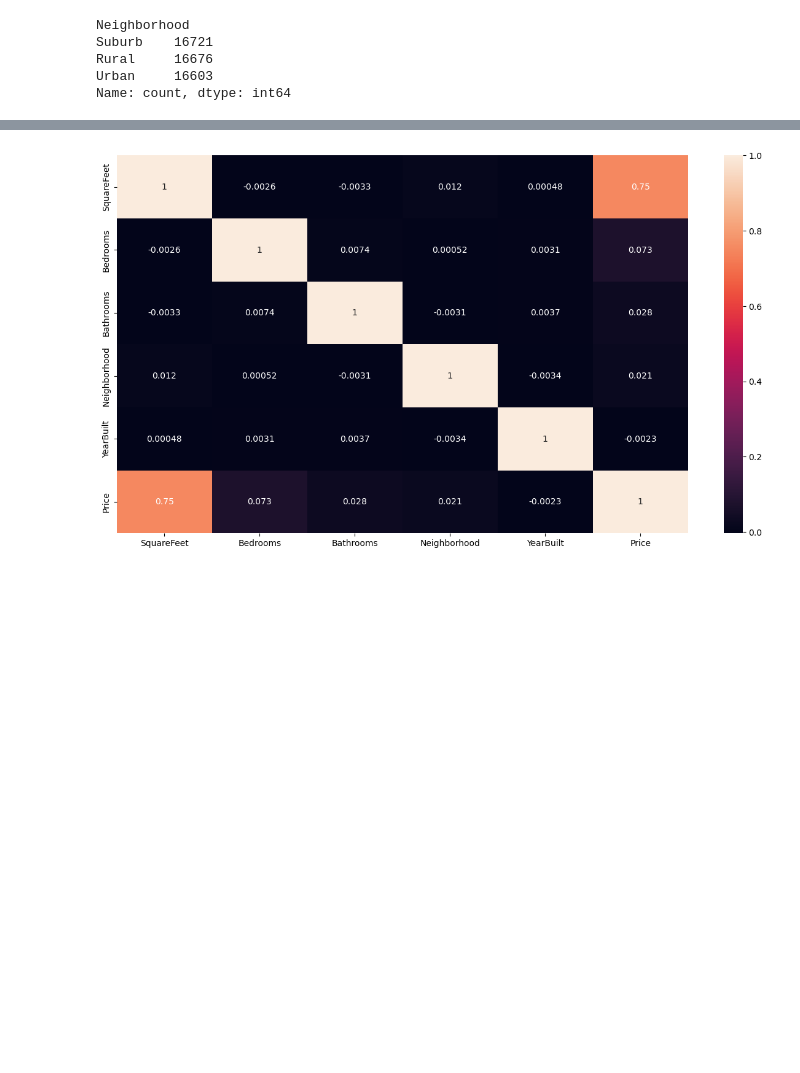
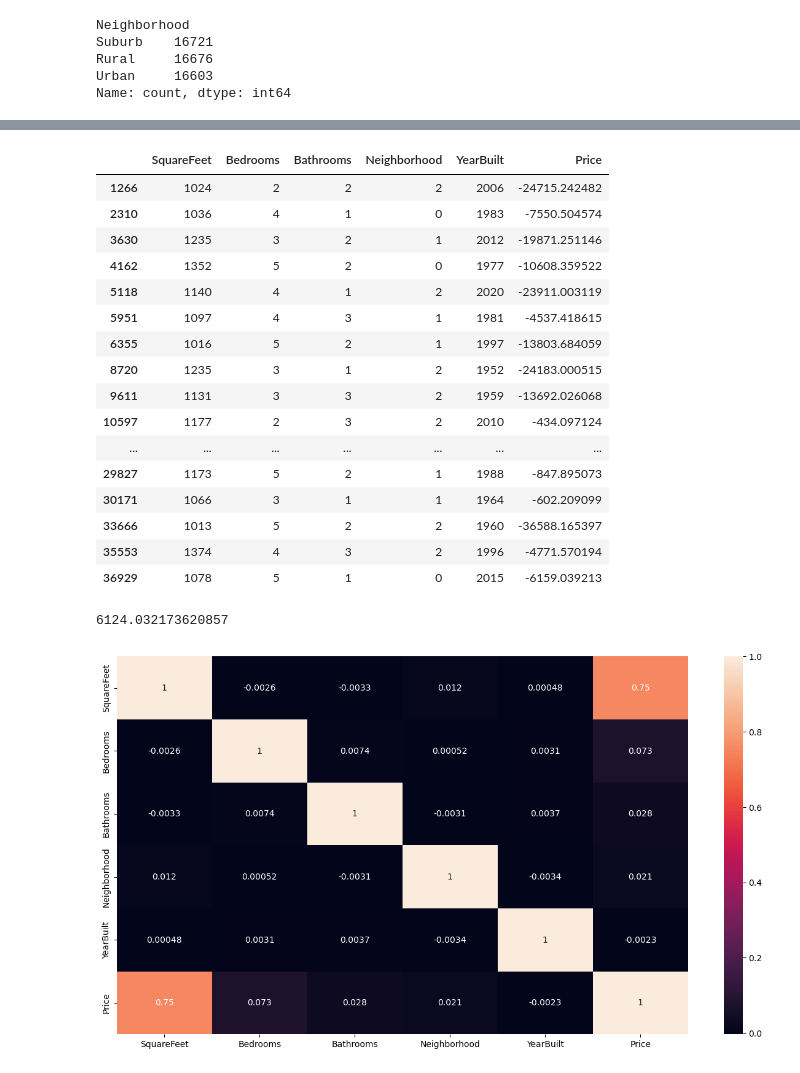
Before and after one commit to MaukanMir/House-Construction-Price-Prediction, a Jupyter notebook: training.ipynb, the cells around one changed output, grey strips where cells are left out. Saved outputs shown, nothing was run; the diff lists cells and outputs as text; code cells hidden in the pictures; blank space fills up the shorter version.

```diff
--- a/training.ipynb
+++ b/training.ipynb
@@ -142,3 +170,27 @@ df["Neighborhood"] = df["Neighborhood"].apply(lambda x: neighborhood_keys[x])
+# %%
+df[df["Price"] <0]
+# %% [output]
+|  | SquareFeet | Bedrooms | Bathrooms | Neighborhood | YearBuilt | Price |
+| 1266 | 1024 | 2 | 2 | 2 | 2006 | -24715.242482 |
+| 2310 | 1036 | 4 | 1 | 0 | 1983 | -7550.504574 |
+| 3630 | 1235 | 3 | 2 | 1 | 2012 | -19871.251146 |
+| 4162 | 1352 | 5 | 2 | 0 | 1977 | -10608.359522 |
+| 5118 | 1140 | 4 | 1 | 2 | 2020 | -23911.003119 |
+| 5951 | 1097 | 4 | 3 | 1 | 1981 | -4537.418615 |
+| 6355 | 1016 | 5 | 2 | 1 | 1997 | -13803.684059 |
+| 8720 | 1235 | 3 | 1 | 2 | 1952 | -24183.000515 |
+| 9611 | 1131 | 3 | 3 | 2 | 1959 | -13692.026068 |
+| 10597 | 1177 | 2 | 3 | 2 | 2010 | -434.097124 |
+| ... | ... | ... | ... | ... | ... | ... |
+| 29827 | 1173 | 5 | 2 | 1 | 1988 | -847.895073 |
+| 30171 | 1066 | 3 | 1 | 1 | 1964 | -602.209099 |
+| 33666 | 1013 | 5 | 2 | 2 | 1960 | -36588.165397 |
+| 35553 | 1374 | 4 | 3 | 2 | 1996 | -4771.570194 |
+| 36929 | 1078 | 5 | 1 | 0 | 2015 | -6159.039213 |
+# %%
+filtered_df["Price"].min()
+# %% [output]
+6124.032173620857
 # %%
 plt.figure(figsize=(15,8))
 relations = df.corr()
```
Also changed, not shown: parts of 7 cells of this notebook.
